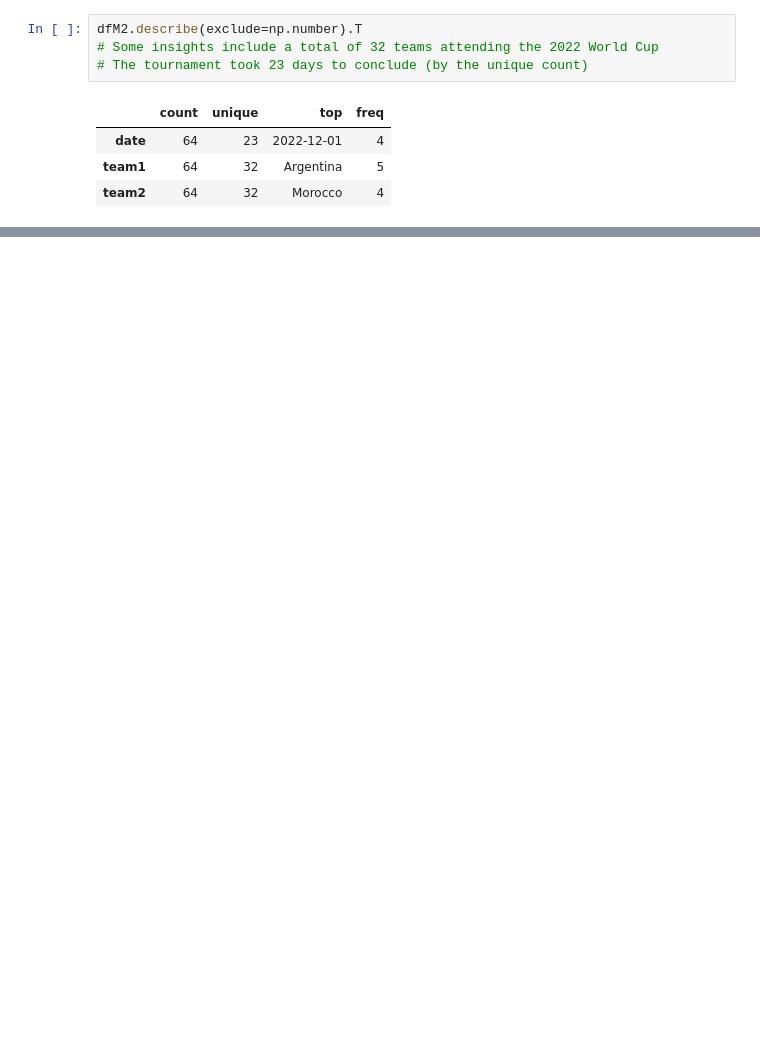
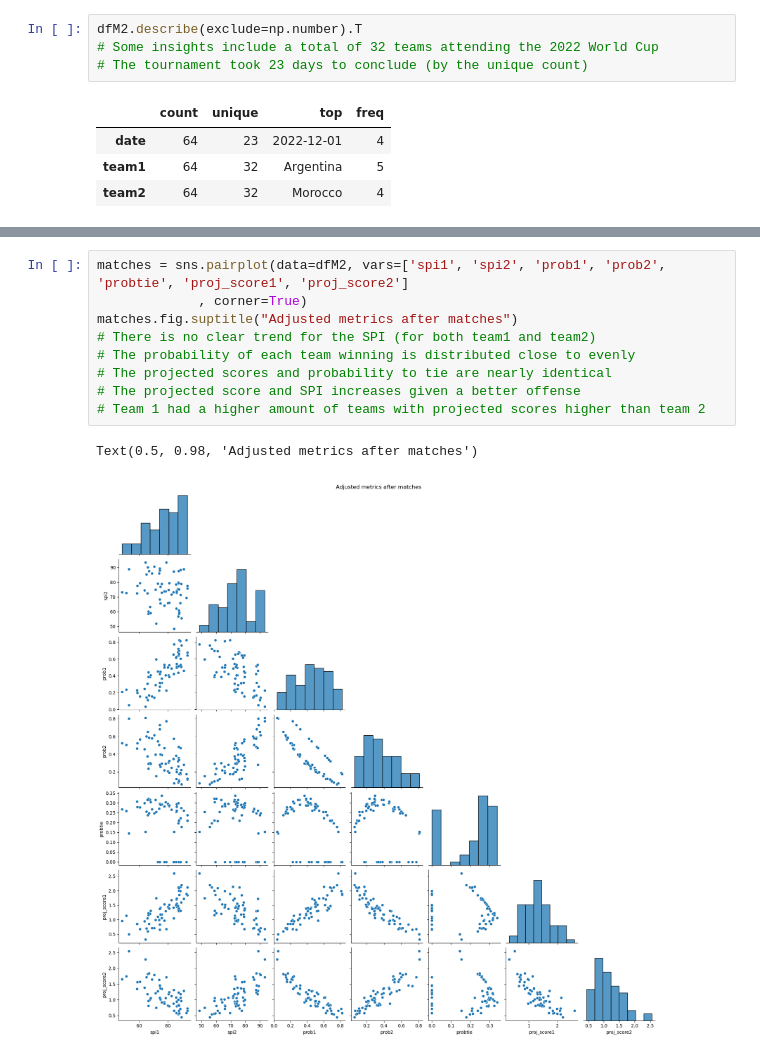
Before and after one commit to ubco-W2022T2-data301/project-group-group41, a Jupyter notebook: analysis/analysis1_Luis_Wen.ipynb, the cells around one changed output, grey strips where cells are left out. Drawn from its saved outputs; the diff is of its cells as text; blank space fills up the shorter version.

```diff
--- a/analysis/analysis1_Luis_Wen.ipynb
+++ b/analysis/analysis1_Luis_Wen.ipynb
@@ -94,0 +115,12 @@ ValueError: could not convert string to float: 'Argentina'
+# %%
+matches = sns.pairplot(data=dfM2, vars=['spi1', 'spi2', 'prob1', 'prob2', 'probtie', 'proj_score1', 'proj_score2']
+             , corner=True)
+matches.fig.suptitle("Adjusted metrics after matches")
+# There is no clear trend for the SPI (for both team1 and team2)
+# The probability of each team winning is distributed close to evenly
+# The projected scores and probability to tie are nearly identical
+# The projected score and SPI increases given a better offense
+# Team 1 had a higher amount of teams with projected scores higher than team 2
+# %% [output]
+Text(0.5, 0.98, 'Adjusted metrics after matches')
+[figure, added]
```
Also changed, not shown: parts of 7 cells of this notebook.
